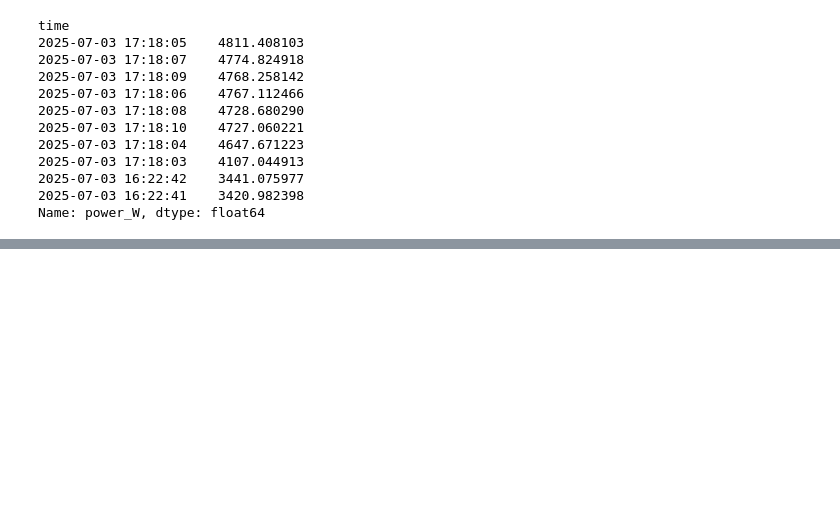
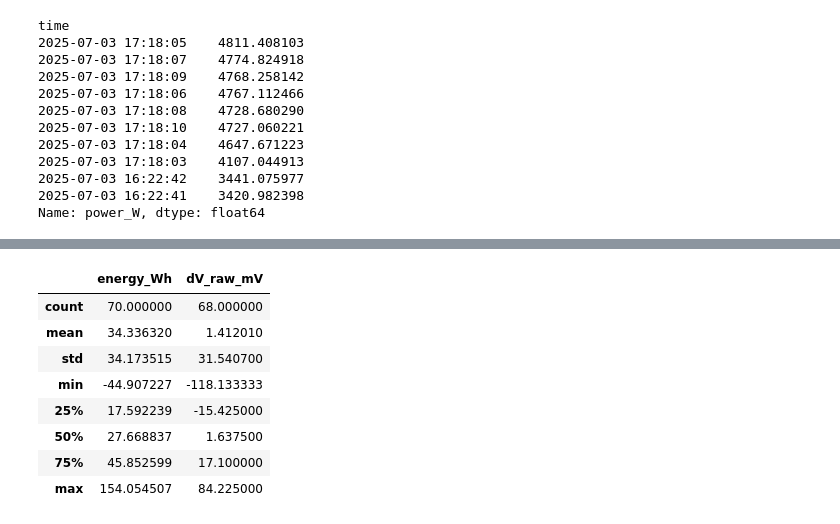
Before and after one commit to jiachengw-sf/calsol_data_analysis, a Jupyter notebook: q1_analysis.ipynb, the cells around one changed output, grey strips where cells are left out. Cells and saved outputs as stored; diff of their text form; code cells hidden in the pictures; blank space fills up the shorter version.

```diff
--- a/q1_analysis.ipynb
+++ b/q1_analysis.ipynb
@@ -362,0 +399,19 @@ Name: power_W, dtype: float64
+# %%
+def voltage_drop_mV(s, n=30):
+    s = s.dropna()
+    if len(s) < 2 * n:
+        return np.nan
+    return (s.iloc[:n].median() - s.iloc[-n:].median()) * 1000
+
+per_lap["dV_raw_mV"] = in_race.groupby("lap")["vmin"].apply(voltage_drop_mV)
+per_lap[["energy_Wh", "dV_raw_mV"]].describe()
+# %% [output]
+|  | energy_Wh | dV_raw_mV |
+| count | 70.000000 | 68.000000 |
+| mean | 34.336320 | 1.412010 |
+| std | 34.173515 | 31.540700 |
+| min | -44.907227 | -118.133333 |
+| 25% | 17.592239 | -15.425000 |
+| 50% | 27.668837 | 1.637500 |
+| 75% | 45.852599 | 17.100000 |
+| max | 154.054507 | 84.225000 |
```
Also changed, not shown: parts of 6 cells of this notebook.
